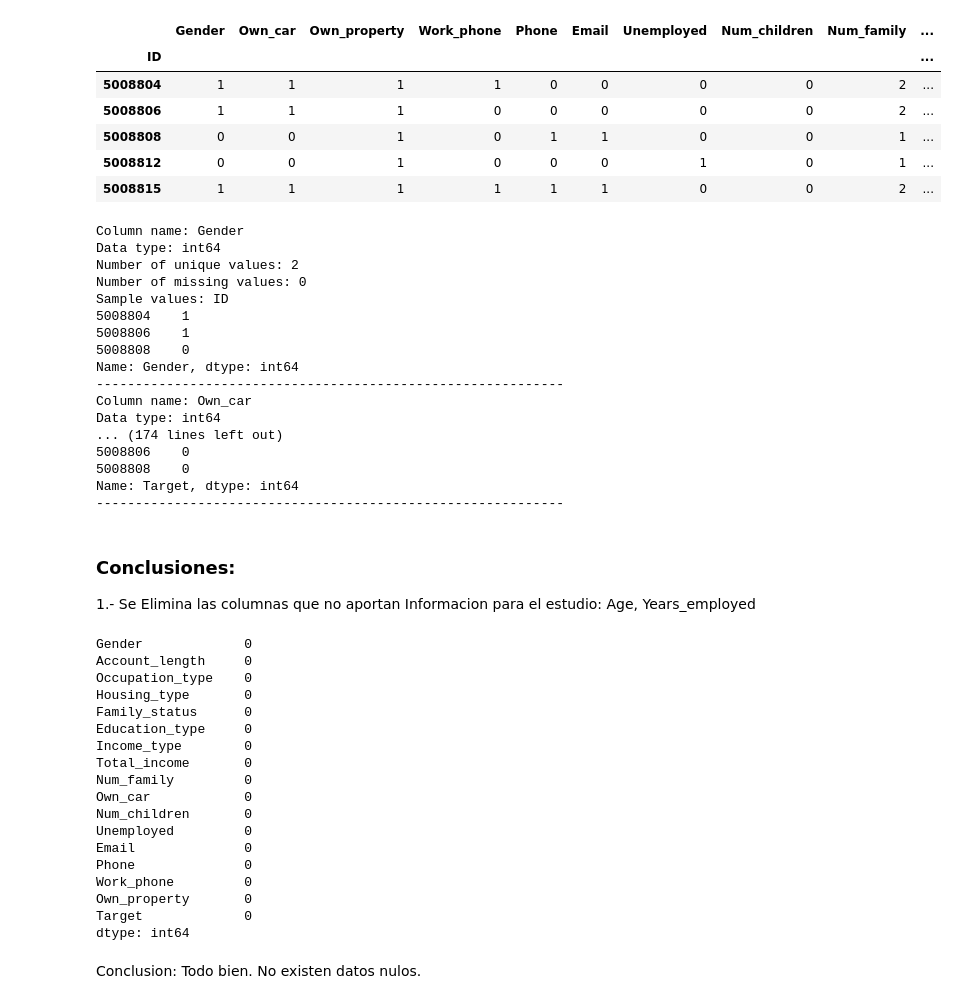
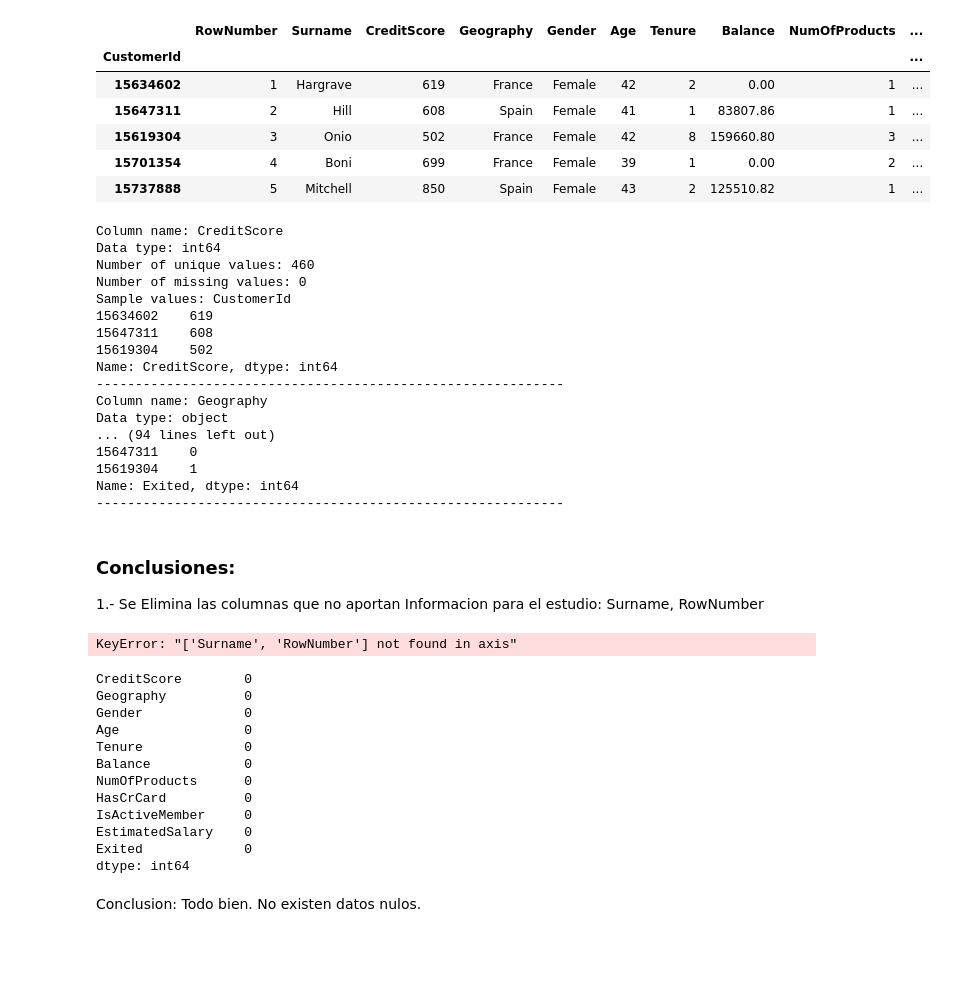
Before and after one commit to yamartej/azure-ml-projects, a Jupyter notebook: projects/jj-project/notebooks/data_exploration.ipynb, the cells around one changed output. Saved outputs shown, nothing was run; the diff lists cells and outputs as text; code cells hidden in the pictures; blank space fills up the shorter version.

```diff
--- a/projects/jj-project/notebooks/data_exploration.ipynb
+++ b/projects/jj-project/notebooks/data_exploration.ipynb
@@ -10,18 +7,17 @@ import pyarrow.parquet as pq
 # %%
 # read training and test dataset
-df_training = pd.read_csv('data_training.csv', sep=';', index_col='ID', na_values='#N/D')
-df_test = pd.read_csv('data_test.csv', sep=';', index_col='ID', na_values='#N/D')
+df_training = pd.read_csv('../data/data.csv', sep=',', index_col='CustomerId', na_values='#N/D')
 
 # display the first few rows of the training dataset
 df_training.head()
 # %% [output]
-|  | Gender | Own_car | Own_property | Work_phone | Phone | Email | Unemployed | Num_children | Num_family | ... |
-| ID |  |  |  |  |  |  |  |  |  | ... |
-| 5008804 | 1 | 1 | 1 | 1 | 0 | 0 | 0 | 0 | 2 | ... |
-| 5008806 | 1 | 1 | 1 | 0 | 0 | 0 | 0 | 0 | 2 | ... |
-| 5008808 | 0 | 0 | 1 | 0 | 1 | 1 | 0 | 0 | 1 | ... |
-| 5008812 | 0 | 0 | 1 | 0 | 0 | 0 | 1 | 0 | 1 | ... |
-| 5008815 | 1 | 1 | 1 | 1 | 1 | 1 | 0 | 0 | 2 | ... |
+|  | RowNumber | Surname | CreditScore | Geography | Gender | Age | Tenure | Balance | NumOfProducts | ... |
+| CustomerId |  |  |  |  |  |  |  |  |  | ... |
+| 15634602 | 1 | Hargrave | 619 | France | Female | 42 | 2 | 0.00 | 1 | ... |
+| 15647311 | 2 | Hill | 608 | Spain | Female | 41 | 1 | 83807.86 | 1 | ... |
+| 15619304 | 3 | Onio | 502 | France | Female | 42 | 8 | 159660.80 | 3 | ... |
+| 15701354 | 4 | Boni | 699 | France | Female | 39 | 1 | 0.00 | 2 | ... |
+| 15737888 | 5 | Mitchell | 850 | Spain | Female | 43 | 2 | 125510.82 | 1 | ... |
 # %%
 # Analizar todas las columnas
 for column in df_training.columns:
@@ -32,51 +28,46 @@ for column in df_training.columns:
   print(f"Sample values: {df_training[column].head(3)}")
   print("-" * 60)
 # %% [output]
-Column name: Gender
+Column name: CreditScore
 Data type: int64
-Number of unique values: 2
+Number of unique values: 460
 Number of missing values: 0
-Sample values: ID
-5008804    1
-5008806    1
-5008808    0
-Name: Gender, dtype: int64
+Sample values: CustomerId
+15634602    619
+15647311    608
+15619304    502
+Name: CreditScore, dtype: int64
 ------------------------------------------------------------
-Column name: Own_car
-Data type: int64
-... (174 lines left out)
-5008806    0
-5008808    0
-Name: Target, dtype: int64
+Column name: Geography
+Data type: object
+... (94 lines left out)
+15647311    0
+15619304    1
+Name: Exited, dtype: int64
 ------------------------------------------------------------
 # %% [markdown]
 ### Conclusiones:
-1.- Se Elimina las columnas que no aportan Informacion para el estudio: Age, Years_employed
+1.- Se Elimina las columnas que no aportan Informacion para el estudio: Surname, RowNumber
 # %%
-df_training.drop(columns = ['Age','Years_employed'], inplace = True)
-df_test.drop(columns = ['Age','Years_employed'], inplace = True)
+df_training.drop(columns = ['Surname', 'RowNumber'], inplace = True)
+#df_test.drop(columns = ['Age','Years_employed'], inplace = True)
+# %% [output]
+KeyError: "['Surname', 'RowNumber'] not found in axis"
 # %%
 #Realizamos un análisis de nulos para validar si existen datos faltantes
 df_training.isna().sum().sort_values(ascending = False)
-df_test.isna().sum().sort_values(ascending = False)
 # %% [output]
+CreditScore        0
+Geography          0
 Gender             0
-Account_length     0
-Occupation_type    0
-Housing_type       0
-Family_status      0
-Education_type     0
-Income_type        0
-Total_income       0
-Num_family         0
-Own_car            0
-Num_children       0
-Unemployed         0
-Email              0
-Phone              0
-Work_phone         0
-Own_property       0
-Target             0
+Age                0
+Tenure             0
+Balance            0
+NumOfProducts      0
+HasCrCard          0
+IsActiveMember     0
+EstimatedSalary    0
+Exited             0
 dtype: int64
 # %% [markdown]
 Conclusion: Todo bien. No existen datos nulos.
```
Also changed, not shown: parts of 10 cells of this notebook, 5 other files.
